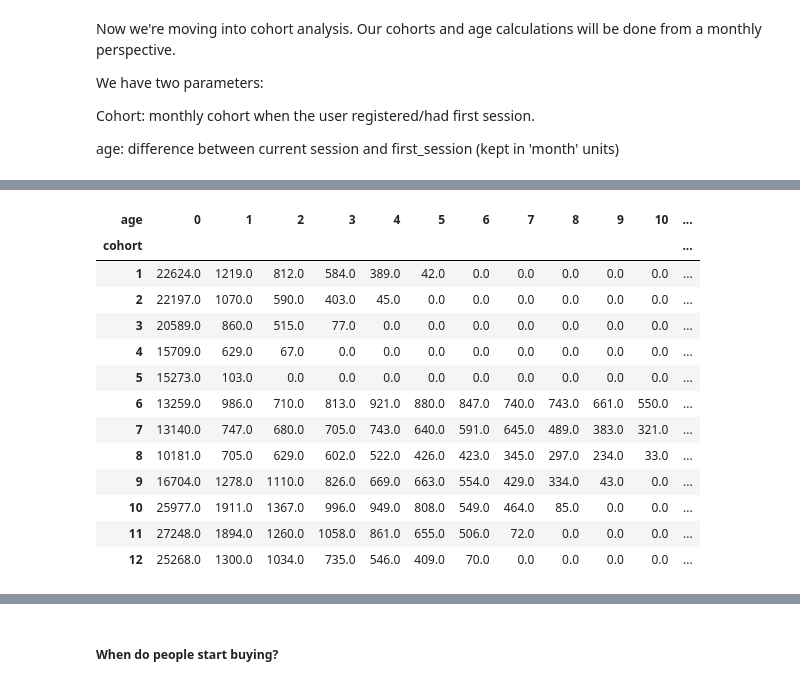
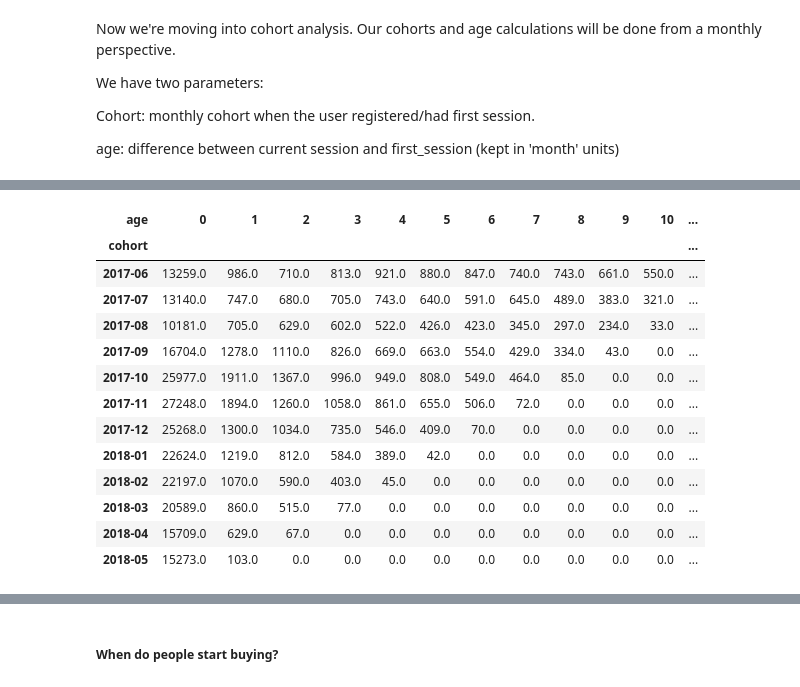
Before and after one commit to AcePine/yandex-marketing-expenses, a Jupyter notebook: yandex-data.ipynb, the cells around one changed output, grey strips where cells are left out. Cells and saved outputs as stored; diff of their text form; code cells hidden in the pictures.

```diff
--- a/yandex-data.ipynb
+++ b/yandex-data.ipynb
@@ -289,5 +293,6 @@ plt.show()
 
 min_visit = visits.groupby(['uid'])['start ts'].min().reset_index()
 min_visit.columns = ['uid', 'first_session']
+min_visit['cohort'] = min_visit['first_session'].dt.to_period('M')
 min_visit.head()
 # %% [output]
@@ -300,5 +312,5 @@ min_visit.head()
 # %%
 # now we'll merge that dataset to the original dataset
-visits = visits.merge(min_visit, how='inner', on=['uid'])
-visits.head()
+visits2 = visits.merge(min_visit, how='inner', on=['uid'])
+visits2.shape
 # %% [output]
@@ -317,10 +340,8 @@ Cohort: monthly cohort when the user registered/had first session.
 
 age: difference between current session and first_session (kept in 'month' units)
 # %%
-import numpy as np
-
-visits['cohort'] = visits['first_session'].dt.month
-visits['age'] = ((pd.to_datetime(visits['start ts']) - pd.to_datetime(visits['first_session'])) / np.timedelta64(1, 'M')).round().astype('int')
-
-visits.head()
+visits2['age'] = ((pd.to_datetime(visits2['start ts'])\
+                 - pd.to_datetime(visits2['first_session'])) /  \
+                 np.timedelta64(1, 'M')).round().astype('int')
+visits2.head()
 # %% [output]
@@ -333,29 +354,29 @@ visits.head()
 # %%
 # now we can see how many users were active from certain cohorts after registration
 
-cohorts = visits.pivot_table(
+cohorts = visits2.pivot_table(
     index='cohort',
     columns='age',
     values='uid',
     aggfunc='nunique'
 ).fillna(0)
 
 cohorts
 # %% [output]
 | age | 0 | 1 | 2 | 3 | 4 | 5 | 6 | 7 | 8 | 9 | 10 | ... |
 | cohort |  |  |  |  |  |  |  |  |  |  |  | ... |
-| 1 | 22624.0 | 1219.0 | 812.0 | 584.0 | 389.0 | 42.0 | 0.0 | 0.0 | 0.0 | 0.0 | 0.0 | ... |
-| 2 | 22197.0 | 1070.0 | 590.0 | 403.0 | 45.0 | 0.0 | 0.0 | 0.0 | 0.0 | 0.0 | 0.0 | ... |
-| 3 | 20589.0 | 860.0 | 515.0 | 77.0 | 0.0 | 0.0 | 0.0 | 0.0 | 0.0 | 0.0 | 0.0 | ... |
-| 4 | 15709.0 | 629.0 | 67.0 | 0.0 | 0.0 | 0.0 | 0.0 | 0.0 | 0.0 | 0.0 | 0.0 | ... |
-| 5 | 15273.0 | 103.0 | 0.0 | 0.0 | 0.0 | 0.0 | 0.0 | 0.0 | 0.0 | 0.0 | 0.0 | ... |
-| 6 | 13259.0 | 986.0 | 710.0 | 813.0 | 921.0 | 880.0 | 847.0 | 740.0 | 743.0 | 661.0 | 550.0 | ... |
-| 7 | 13140.0 | 747.0 | 680.0 | 705.0 | 743.0 | 640.0 | 591.0 | 645.0 | 489.0 | 383.0 | 321.0 | ... |
-| 8 | 10181.0 | 705.0 | 629.0 | 602.0 | 522.0 | 426.0 | 423.0 | 345.0 | 297.0 | 234.0 | 33.0 | ... |
-| 9 | 16704.0 | 1278.0 | 1110.0 | 826.0 | 669.0 | 663.0 | 554.0 | 429.0 | 334.0 | 43.0 | 0.0 | ... |
-| 10 | 25977.0 | 1911.0 | 1367.0 | 996.0 | 949.0 | 808.0 | 549.0 | 464.0 | 85.0 | 0.0 | 0.0 | ... |
-| 11 | 27248.0 | 1894.0 | 1260.0 | 1058.0 | 861.0 | 655.0 | 506.0 | 72.0 | 0.0 | 0.0 | 0.0 | ... |
-| 12 | 25268.0 | 1300.0 | 1034.0 | 735.0 | 546.0 | 409.0 | 70.0 | 0.0 | 0.0 | 0.0 | 0.0 | ... |
+| 2017-06 | 13259.0 | 986.0 | 710.0 | 813.0 | 921.0 | 880.0 | 847.0 | 740.0 | 743.0 | 661.0 | 550.0 | ... |
+| 2017-07 | 13140.0 | 747.0 | 680.0 | 705.0 | 743.0 | 640.0 | 591.0 | 645.0 | 489.0 | 383.0 | 321.0 | ... |
+| 2017-08 | 10181.0 | 705.0 | 629.0 | 602.0 | 522.0 | 426.0 | 423.0 | 345.0 | 297.0 | 234.0 | 33.0 | ... |
+| 2017-09 | 16704.0 | 1278.0 | 1110.0 | 826.0 | 669.0 | 663.0 | 554.0 | 429.0 | 334.0 | 43.0 | 0.0 | ... |
+| 2017-10 | 25977.0 | 1911.0 | 1367.0 | 996.0 | 949.0 | 808.0 | 549.0 | 464.0 | 85.0 | 0.0 | 0.0 | ... |
+| 2017-11 | 27248.0 | 1894.0 | 1260.0 | 1058.0 | 861.0 | 655.0 | 506.0 | 72.0 | 0.0 | 0.0 | 0.0 | ... |
+| 2017-12 | 25268.0 | 1300.0 | 1034.0 | 735.0 | 546.0 | 409.0 | 70.0 | 0.0 | 0.0 | 0.0 | 0.0 | ... |
+| 2018-01 | 22624.0 | 1219.0 | 812.0 | 584.0 | 389.0 | 42.0 | 0.0 | 0.0 | 0.0 | 0.0 | 0.0 | ... |
+| 2018-02 | 22197.0 | 1070.0 | 590.0 | 403.0 | 45.0 | 0.0 | 0.0 | 0.0 | 0.0 | 0.0 | 0.0 | ... |
+| 2018-03 | 20589.0 | 860.0 | 515.0 | 77.0 | 0.0 | 0.0 | 0.0 | 0.0 | 0.0 | 0.0 | 0.0 | ... |
+| 2018-04 | 15709.0 | 629.0 | 67.0 | 0.0 | 0.0 | 0.0 | 0.0 | 0.0 | 0.0 | 0.0 | 0.0 | ... |
+| 2018-05 | 15273.0 | 103.0 | 0.0 | 0.0 | 0.0 | 0.0 | 0.0 | 0.0 | 0.0 | 0.0 | 0.0 | ... |
 # %%
 retention = cohorts.iloc[:,0:].div(cohorts[0], axis=0)
 retention
```
Also changed, not shown: parts of 51 cells of this notebook.
